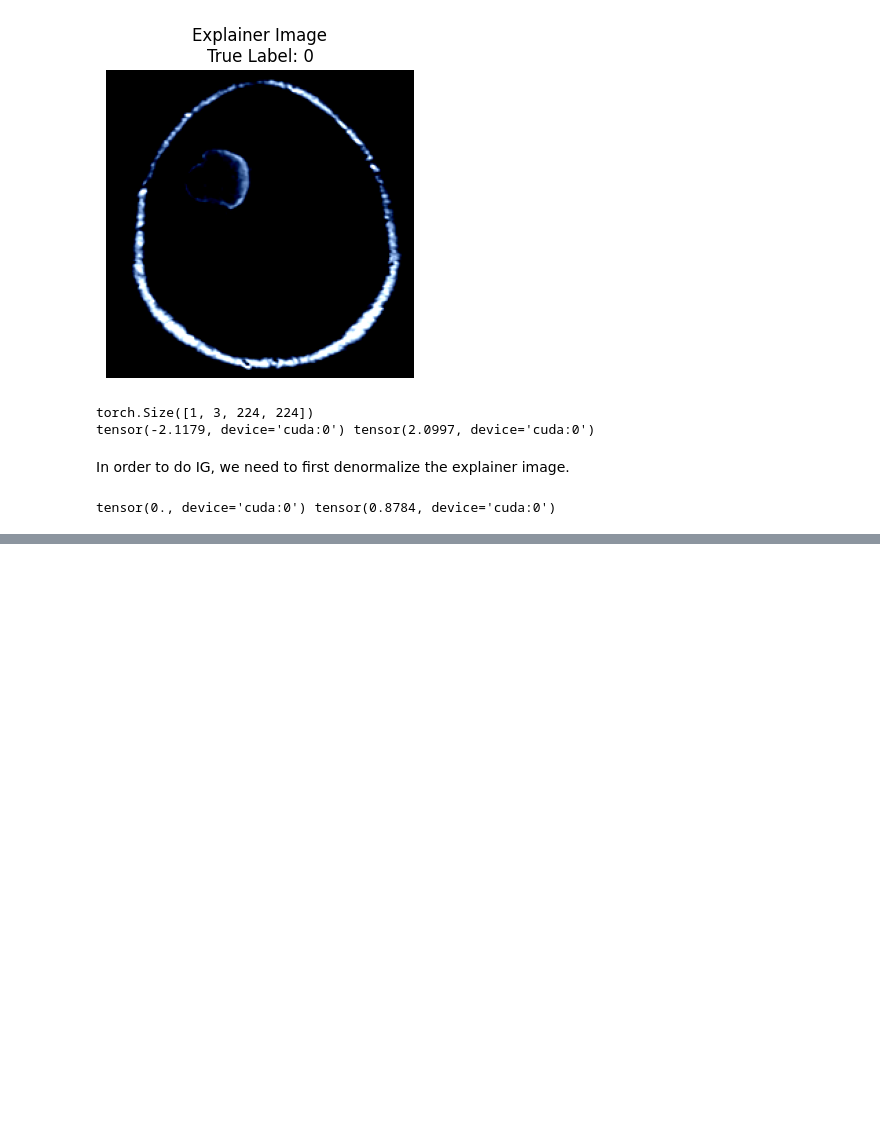
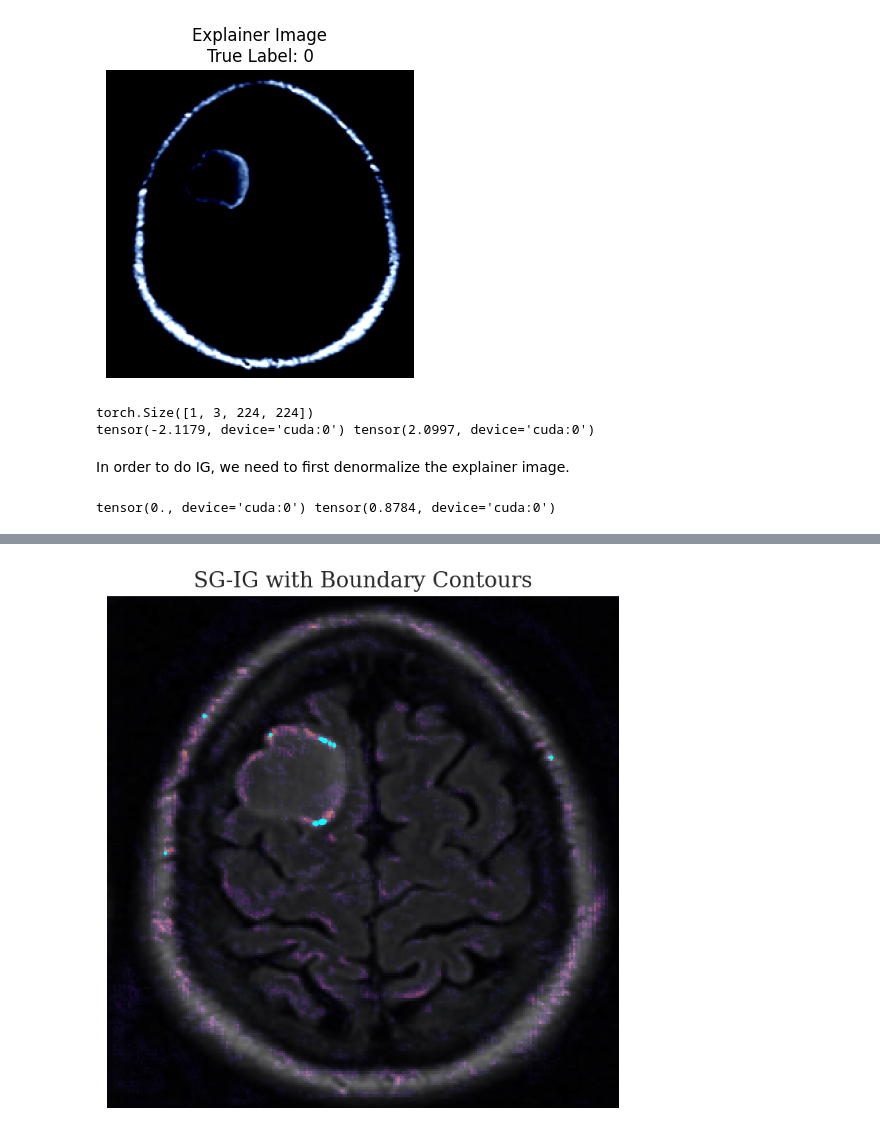
Before and after one commit to y-oth/dst_assessment2, a Jupyter notebook: Elliot M/IntegratedGradientsImplementation.ipynb, the cells around one changed output, grey strips where cells are left out. Cells and saved outputs as stored; diff of their text form; code cells hidden in the pictures; blank space fills up the shorter version.

```diff
--- a/Elliot M/IntegratedGradientsImplementation.ipynb
+++ b/Elliot M/IntegratedGradientsImplementation.ipynb
@@ -372,0 +456,35 @@ show_heatmap(explainer_image_denorm, to_heatmap(sg_ig), "Smooth IG")
+# %%
+from skimage import measure
+
+def plot_with_contours(original, heatmap, threshold=0.7, savepath=None):
+    if isinstance(original, torch.Tensor):
+        original_np = original.squeeze().cpu().numpy()
+        original_np = np.transpose(original_np, (1,2,0))
+
+    fig, ax = plt.subplots(figsize=(6, 6))
+
+    ax.imshow(original_np, cmap="gray")
+    ax.imshow(heatmap, cmap="inferno", alpha=0.5)
+
+    # Contours
+    contours = measure.find_contours(heatmap, level=threshold)
+    for contour in contours:
+        ax.plot(contour[:, 1], contour[:, 0], linewidth=2, color="cyan")
+
+    ax.set_title("SG-IG with Boundary Contours")
+    ax.axis("off")
+
+    if savepath:
+        plt.savefig(savepath, bbox_inches="tight", dpi=400)
+
+    plt.show()
+# %%
+heatmap = to_heatmap(sg_ig)       # converts tensor → numpy (H,W)
+
+plot_with_contours(
+    original=explainer_image_denorm,
+    heatmap=heatmap,
+    threshold=0.7
+)
+# %% [output]
+[figure, added]
```
Also changed, not shown: parts of 14 cells of this notebook.
